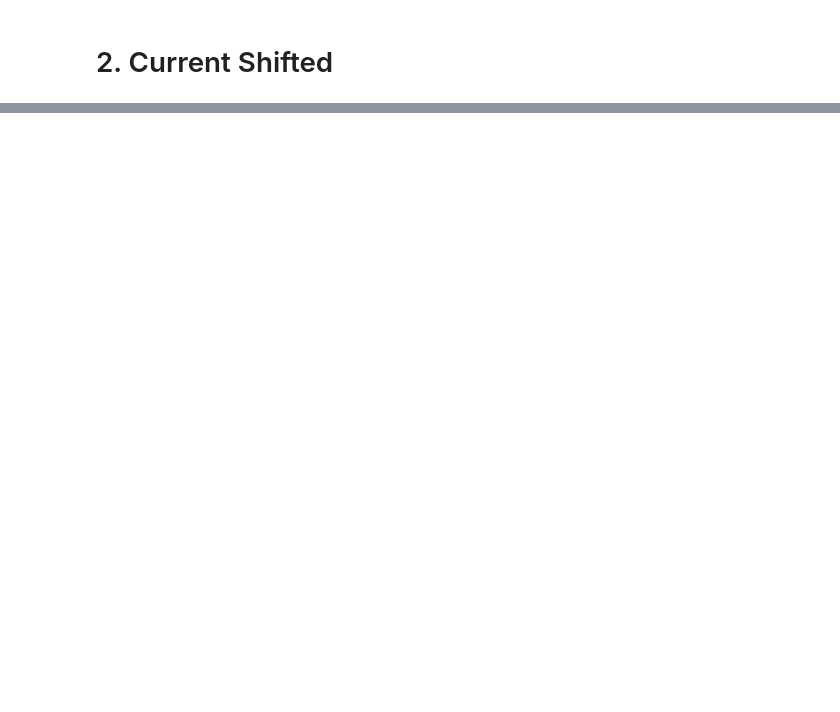
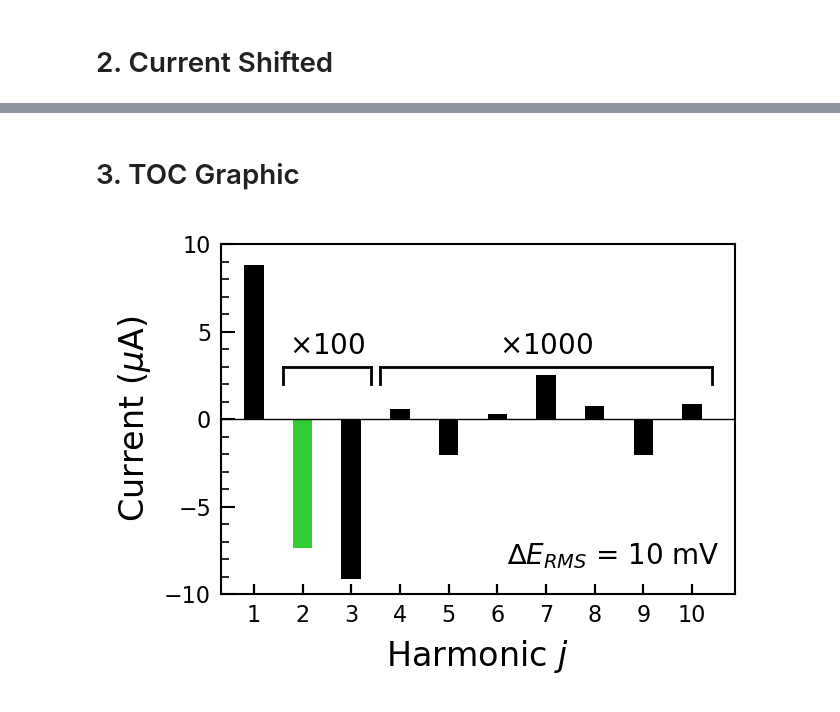
Before and after one commit to lauren8040/NLEIS-Ferri-Ferrocyanide-Modelling, a Jupyter notebook: jupyter/Figures/Signal Analysis/Signal_Analysis_Plot.ipynb, the cells around one changed output, grey strips where cells are left out. Saved outputs shown, nothing was run; the diff lists cells and outputs as text; code cells hidden in the pictures; blank space fills up the shorter version.

```diff
--- a/jupyter/Figures/Signal Analysis/Signal_Analysis_Plot.ipynb
+++ b/jupyter/Figures/Signal Analysis/Signal_Analysis_Plot.ipynb
@@ -376,0 +447,74 @@ plt.show()
+# %% [markdown]
+# 3. TOC Graphic
+# %%
+#Create Figure
+fig, ax = plt.subplots(1,1,figsize=(3.5, 2.5),dpi=200) #11,6
+
+for location in ['left', 'right', 'top', 'bottom']:
+    ax.spines[location].set_linewidth(0.75)
+
+#Plot Variables
+fontsize=12
+label_fontsize = 12
+legend_fontsize = 8
+axis_fontsize = 8
+mult_fontsize = 10
+bar_width = 0.4
+xticks = [1, 2, 3, 4, 5, 6, 7, 8, 9, 10]
+colors = [(234, 51, 35),(0, 0, 0)]
+colors = [tuple(c / 255 for c in color) for color in colors]
+label = rf"$∆E_{{RMS}}$ = 10 mV"
+col = "10mV"
+mult = 100
+mult2 = 1000
+gray_rgb = (122 / 255, 122 / 255, 122 / 255)
+count = 0
+bar_vals = scale_series_2_ranges(df_Ireal[col], 1, 2, 3,
+            len(df_Ireal[col]) - 1, mult, mult2, "A", True)
+ax.bar(xticks[0], bar_vals[0],
+            width=bar_width, color=colors[1])
+ax.bar(xticks[1], bar_vals[1],
+            width=bar_width, color="limegreen")
+ax.bar(xticks[2:], bar_vals[2:],
+            width=bar_width, color=colors[1])
+ax.set_ylabel(r'$\mathrm{Current}$ ($\mu$A)', fontsize=fontsize)
+ax.set_ylim(-10, 10)
+ax.axhline(y=0, color='black', linestyle='-', linewidth=0.5)
+ax.minorticks_on()
+ax.tick_params(axis='x', which='minor', bottom=False, top=False)
+ax.tick_params(axis='y', which='major', length = 5,width = 0.75)
+ax.tick_params(axis='y', which='minor', length = 3, width = 0.6)
+ax.tick_params(which='both', direction='in', labelsize=axis_fontsize)
+
+# Brackets and scaling
+overhang = 0.1
+x1_start, x1_end = 0.5 + overhang, 1.5 - overhang
+x2_start, x2_end = 1.5 + overhang, 3.5 - overhang
+x3_start, x3_end = 3.5 + overhang, 10.5 - overhang
+x1_mid = (x1_start + x1_end) / 2
+x2_mid = (x2_start + x2_end) / 2
+x3_mid = (x3_start + x3_end) / 2
+add_bracket(ax, x2_start, x2_end, 0.65, 0.05)
+add_bracket(ax, x3_start, x3_end, 0.65, 0.05)
+ax.text(x2_mid, 0.75, rf'$\times {mult}$', transform=ax.get_xaxis_transform(),
+        fontsize=mult_fontsize, verticalalignment='top', horizontalalignment='center')
+ax.text(x3_mid, 0.75, rf'$\times {mult2}$', transform=ax.get_xaxis_transform(),
+        fontsize=mult_fontsize, verticalalignment='top', horizontalalignment='center')
+
+# Custom Legend Textbox
+ax.text(0.97, 0.15, label,
+        transform=ax.transAxes,
+        fontsize=10,
+        verticalalignment='top',
+        horizontalalignment='right')
+
+# X-axis label and ticks for bottom row
+ax.set_xlabel(r'Harmonic $j$', fontsize=fontsize)
+ax.set_xticks(xticks)
+
+#Show/Save Figure
+plt.tight_layout(h_pad = 0.5,w_pad=0.5)
+plt.savefig("Cover_art_signal_analysis.pdf", bbox_inches='tight', pad_inches=0.01)
+plt.show()
+# %% [output]
+[figure, added]
```
Also changed, not shown: parts of 4 cells of this notebook, 19 other files.
